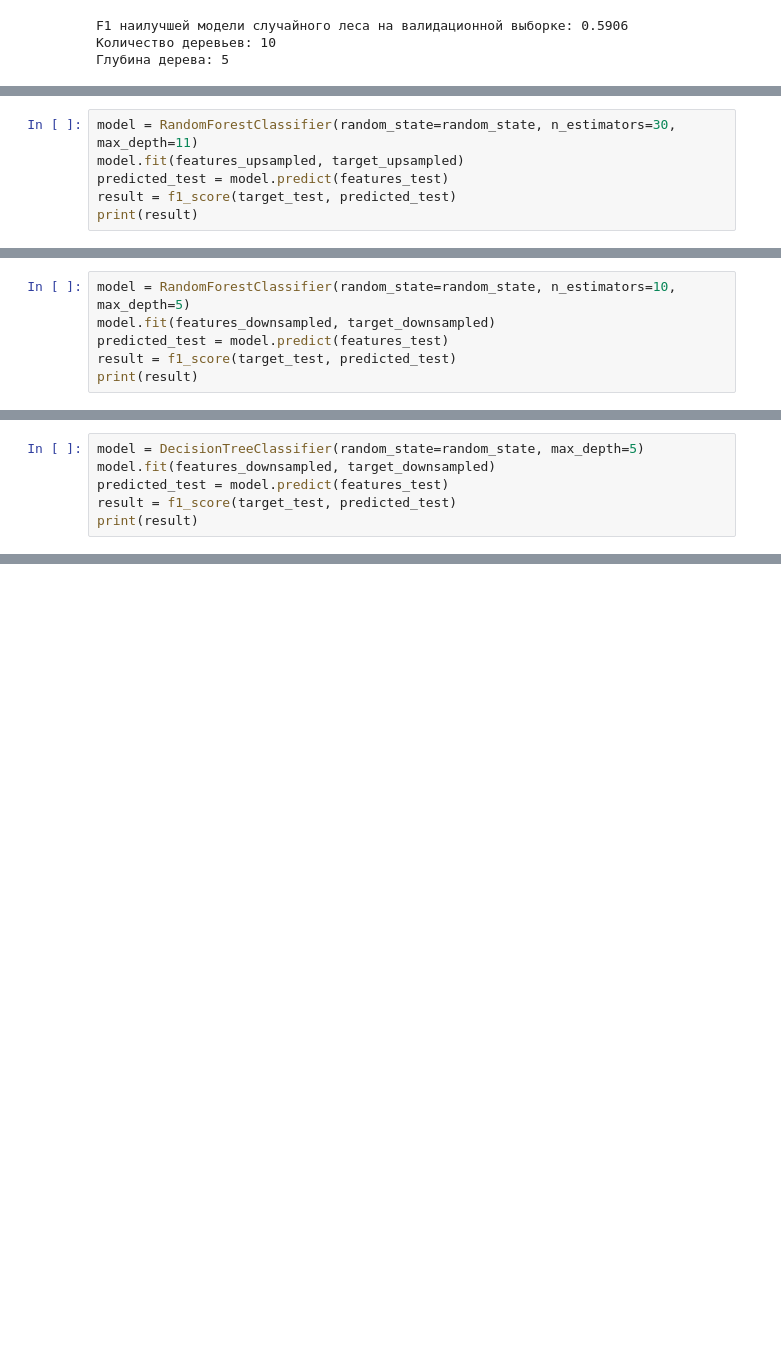
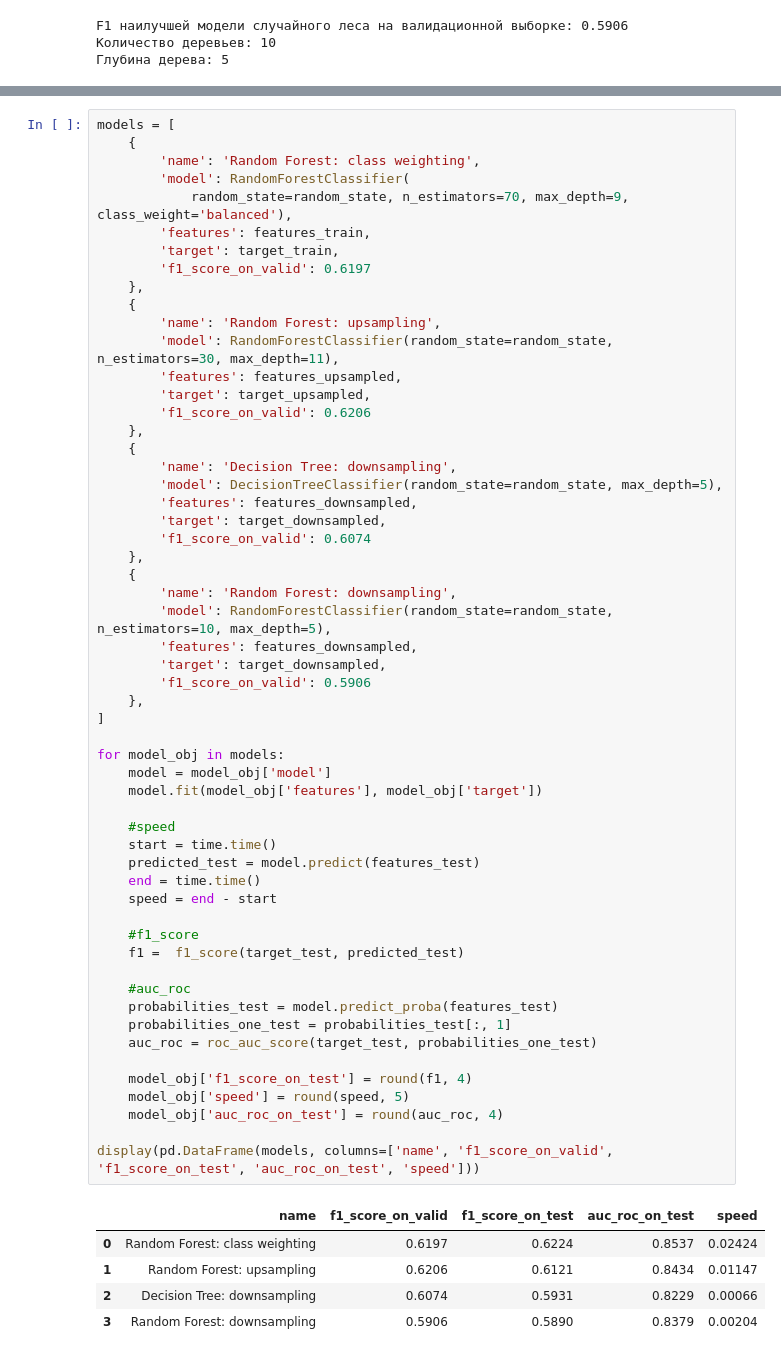
Before and after one commit to mariakyrychok/bank_ml, a Jupyter notebook: main.ipynb, the cells around one changed output, grey strips where cells are left out. Saved outputs shown, nothing was run; the diff lists cells and outputs as text; blank space fills up the shorter version.

Commit message:
add models

```diff
--- a/main.ipynb
+++ b/main.ipynb
@@ -458,6 +441,0 @@ print(result)
-# %%
-model = RandomForestClassifier(random_state=random_state, n_estimators=30, max_depth=11)
-model.fit(features_upsampled, target_upsampled)
-predicted_test = model.predict(features_test)
-result = f1_score(target_test, predicted_test)
-print(result)
@@ -466,6 +441,0 @@ print(result)
-# %%
-model = RandomForestClassifier(random_state=random_state, n_estimators=10, max_depth=5)
-model.fit(features_downsampled, target_downsampled)
-predicted_test = model.predict(features_test)
-result = f1_score(target_test, predicted_test)
-print(result)
@@ -474,6 +441,0 @@ print(result)
-# %%
-model = DecisionTreeClassifier(random_state=random_state, max_depth=5)
-model.fit(features_downsampled, target_downsampled)
-predicted_test = model.predict(features_test)
-result = f1_score(target_test, predicted_test)
-print(result)
@@ -481,0 +454,62 @@ print(result)
+# %%
+models = [
+    {
+        'name': 'Random Forest: class weighting',
+        'model': RandomForestClassifier(
+            random_state=random_state, n_estimators=70, max_depth=9, class_weight='balanced'),
+        'features': features_train,
+        'target': target_train,
+        'f1_score_on_valid': 0.6197
+    },
+    {
+        'name': 'Random Forest: upsampling',
+        'model': RandomForestClassifier(random_state=random_state, n_estimators=30, max_depth=11),
+        'features': features_upsampled,
+        'target': target_upsampled,
+        'f1_score_on_valid': 0.6206
+    },
+    {
+        'name': 'Decision Tree: downsampling',
+        'model': DecisionTreeClassifier(random_state=random_state, max_depth=5),
+        'features': features_downsampled,
+        'target': target_downsampled,
+        'f1_score_on_valid': 0.6074
+    },
+    {
+        'name': 'Random Forest: downsampling',
+        'model': RandomForestClassifier(random_state=random_state, n_estimators=10, max_depth=5),
+        'features': features_downsampled,
+        'target': target_downsampled,
+        'f1_score_on_valid': 0.5906
+    },
+]
+
+for model_obj in models:
+    model = model_obj['model']
+    model.fit(model_obj['features'], model_obj['target'])
+
+    #speed
+    start = time.time()
+    predicted_test = model.predict(features_test)
+    end = time.time()
+    speed = end - start
+
+    #f1_score
+    f1 =  f1_score(target_test, predicted_test)
+
+    #auc_roc
+    probabilities_test = model.predict_proba(features_test)
+    probabilities_one_test = probabilities_test[:, 1]
+    auc_roc = roc_auc_score(target_test, probabilities_one_test)
+
+    model_obj['f1_score_on_test'] = round(f1, 4)
+    model_obj['speed'] = round(speed, 5)
+    model_obj['auc_roc_on_test'] = round(auc_roc, 4)
+
+display(pd.DataFrame(models, columns=['name', 'f1_score_on_valid', 'f1_score_on_test', 'auc_roc_on_test', 'speed']))
+# %% [output]
+|  | name | f1_score_on_valid | f1_score_on_test | auc_roc_on_test | speed |
+| 0 | Random Forest: class weighting | 0.6197 | 0.6224 | 0.8537 | 0.02424 |
+| 1 | Random Forest: upsampling | 0.6206 | 0.6121 | 0.8434 | 0.01147 |
+| 2 | Decision Tree: downsampling | 0.6074 | 0.5931 | 0.8229 | 0.00066 |
+| 3 | Random Forest: downsampling | 0.5906 | 0.5890 | 0.8379 | 0.00204 |
```
Also changed, not shown: parts of 13 cells of this notebook.
